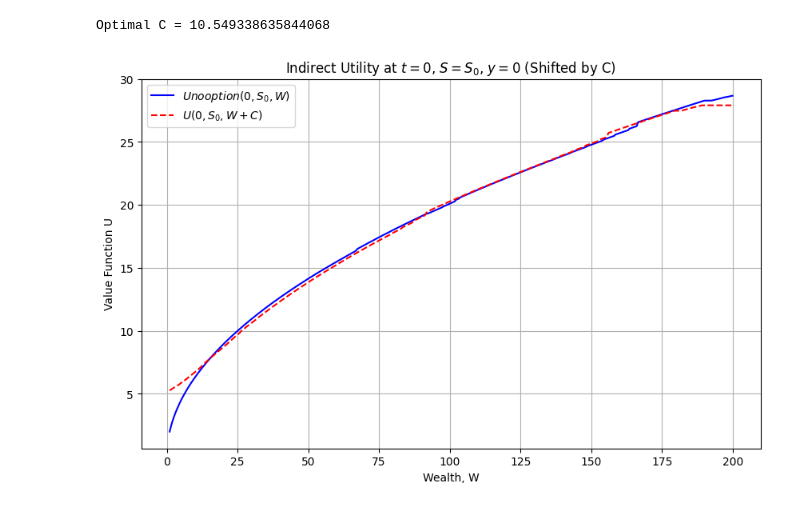
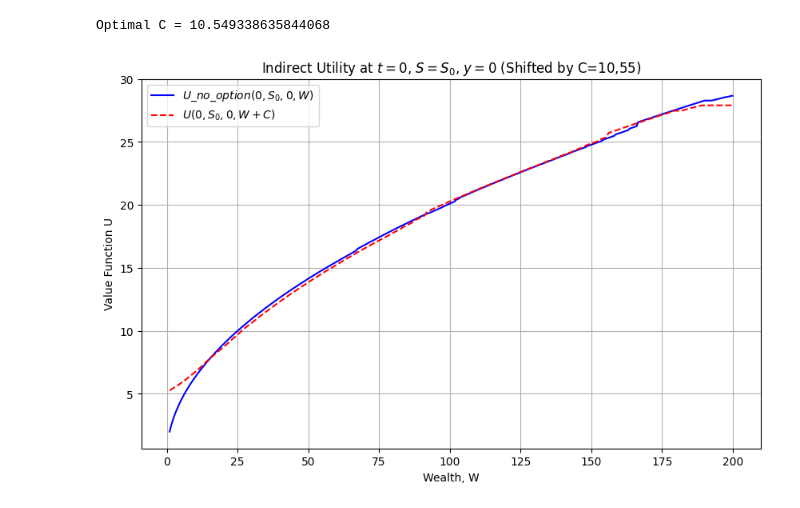
Before and after one commit to JulesArzel/Deep_Hedging_v2, a Jupyter notebook: transaction_cost.ipynb, the cells around one changed output. Saved outputs shown, nothing was run; the diff lists cells and outputs as text; code cells hidden in the pictures.

```diff
--- a/transaction_cost.ipynb
+++ b/transaction_cost.ipynb
@@ -238,21 +238,21 @@ Optimal C = 10.549338635844068
 # %%
 # Define the price shift C (e.g., the call premium)
 C = C_optimal
 
 # Create a shifted wealth grid
 W_shifted = W_grid + C
 
 # Use linear interpolation to evaluate U(0, S0, W+C)
 U_shifted = np.interp(W_shifted, W_grid, U[(0, 0)][N_y//2, :])
 
 plt.figure(figsize=(10,6))
-plt.plot(W_grid, U_no_opt[(0,0)][N_y//2,:], 'b-', label=r'$Unooption(0,S_0,W)$')
-plt.plot(W_grid, U_shifted, 'r--', label=r"$U(0,S_0,W+C)$")
+plt.plot(W_grid, U_no_opt[(0,0)][N_y//2,:], 'b-', label=r'$U\_no\_option(0,S_0,0,W)$')
+plt.plot(W_grid, U_shifted, 'r--', label=r"$U(0,S_0,0,W+C)$")
 plt.xlabel("Wealth, W")
 plt.ylabel("Value Function U")
-plt.title("Indirect Utility at $t=0$, $S=S_0$, $y=0$ (Shifted by C)")
+plt.title("Indirect Utility at $t=0$, $S=S_0$, $y=0$ (Shifted by C=10,55)")
 plt.legend()
 plt.grid(True)
 plt.show()
 # %% [output]
-[figure, old version]
+[figure, new version]
```
